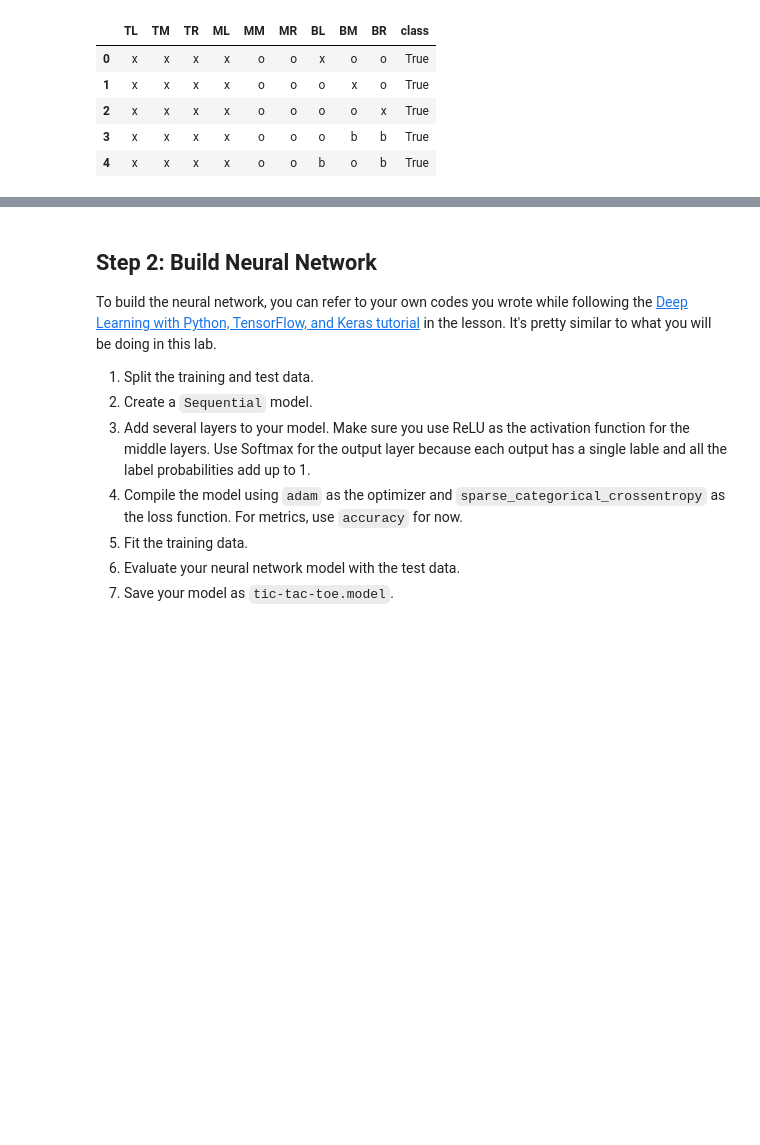
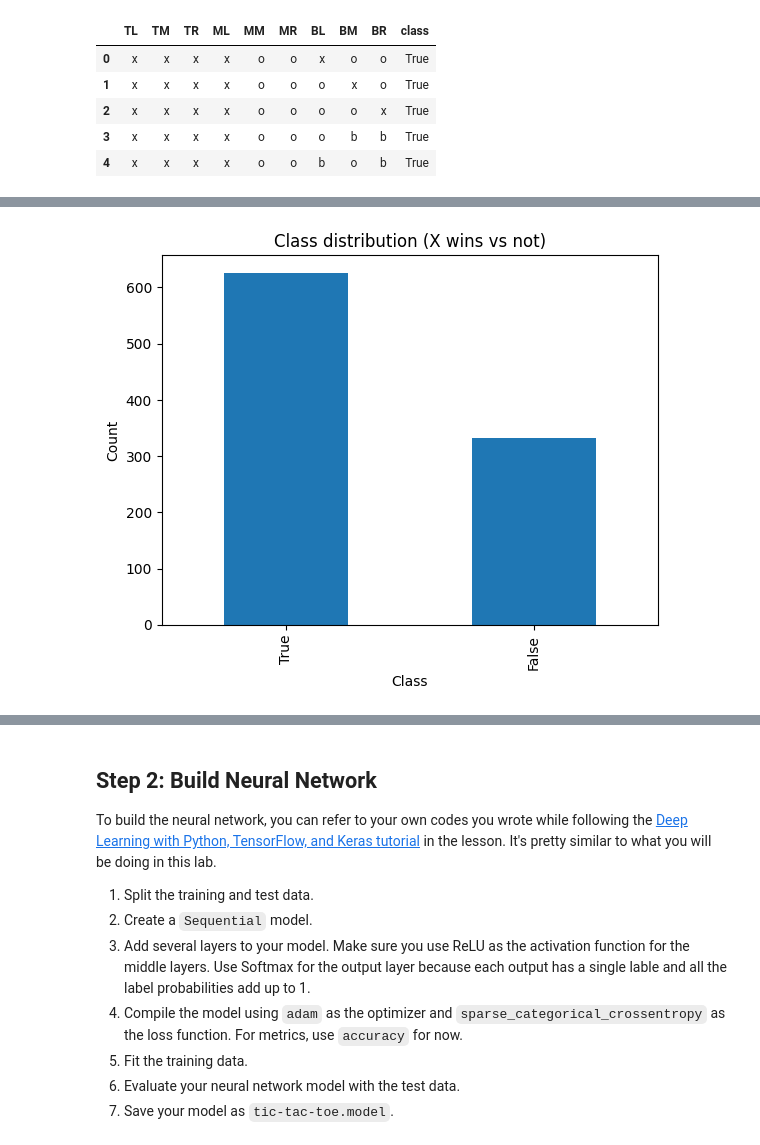
Before and after one commit to HelenaGomezV/lab-neural-networks, a Jupyter notebook: your-code/challenge-1.ipynb, the cells around one changed output, grey strips where cells are left out. Cells and saved outputs as stored; diff of their text form; code cells hidden in the pictures; blank space fills up the shorter version.

```diff
--- a/your-code/challenge-1.ipynb
+++ b/your-code/challenge-1.ipynb
@@ -34,0 +76,8 @@ df.head()
+# %%
+df['class'].value_counts().plot(kind='bar')
+plt.title("Class distribution (X wins vs not)")
+plt.ylabel("Count")
+plt.xlabel("Class")
+plt.show()
+# %% [output]
+[figure, added]
```
Also changed, not shown: parts of 7 cells of this notebook.
